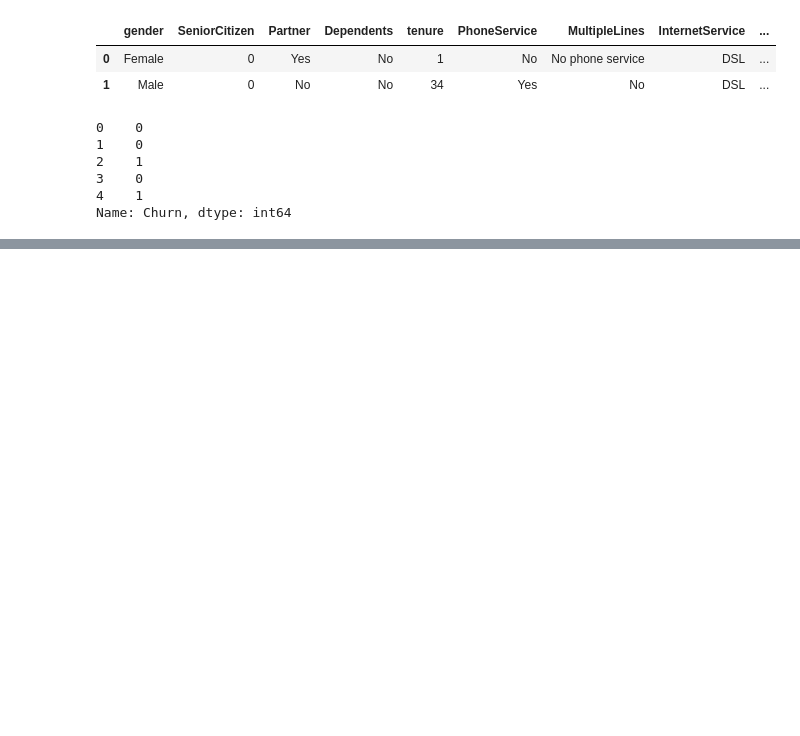
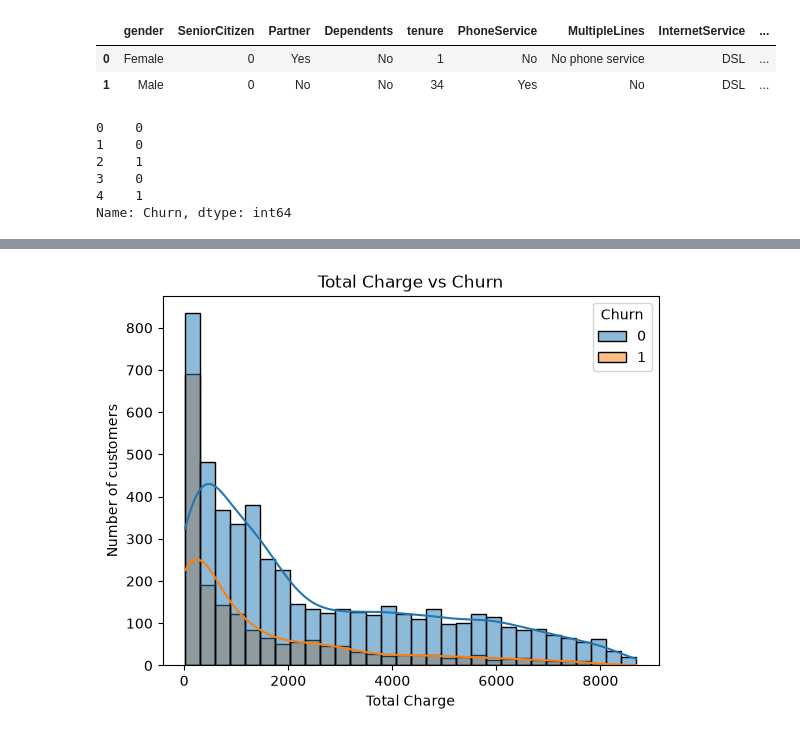
Before and after one commit to priyankrathoddd/Machine-Learning-Real-World-Projects, a Jupyter notebook: Telecom-Customer-Churn/Telecom_Customer_Churn.ipynb, the cells around one changed output, grey strips where cells are left out. Saved outputs shown, nothing was run; the diff lists cells and outputs as text; code cells hidden in the pictures; blank space fills up the shorter version.

```diff
--- a/Telecom-Customer-Churn/Telecom_Customer_Churn.ipynb
+++ b/Telecom-Customer-Churn/Telecom_Customer_Churn.ipynb
@@ -177,0 +301,10 @@ Name: Churn, dtype: int64
+# %%
+# Churn by total charge
+
+sns.histplot(data=df,x='TotalCharges',hue='Churn',kde=True, bins=30)
+plt.title("Total Charge vs Churn")
+plt.xlabel("Total Charge")
+plt.ylabel("Number of customers")
+plt.show()
+# %% [output]
+[figure, added]
```
Also changed, not shown: parts of 11 cells of this notebook.
